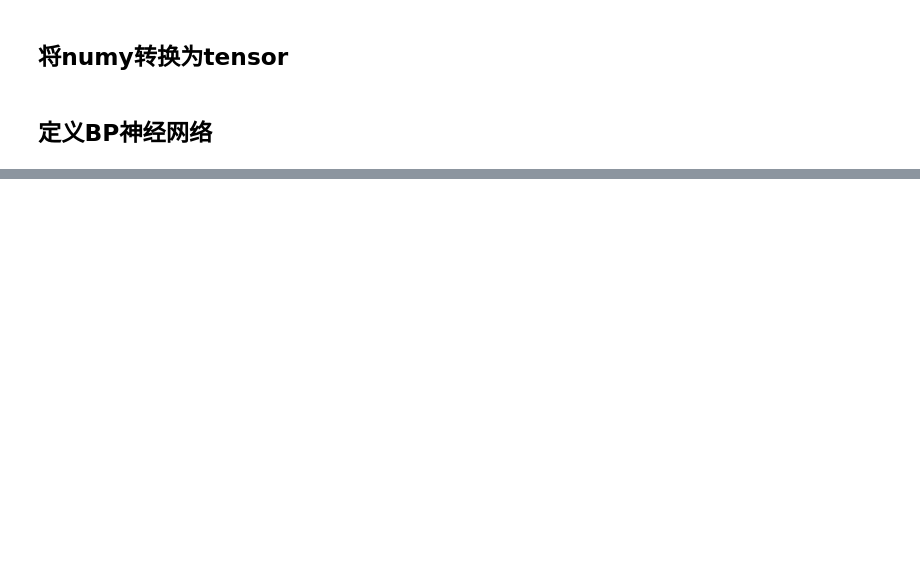
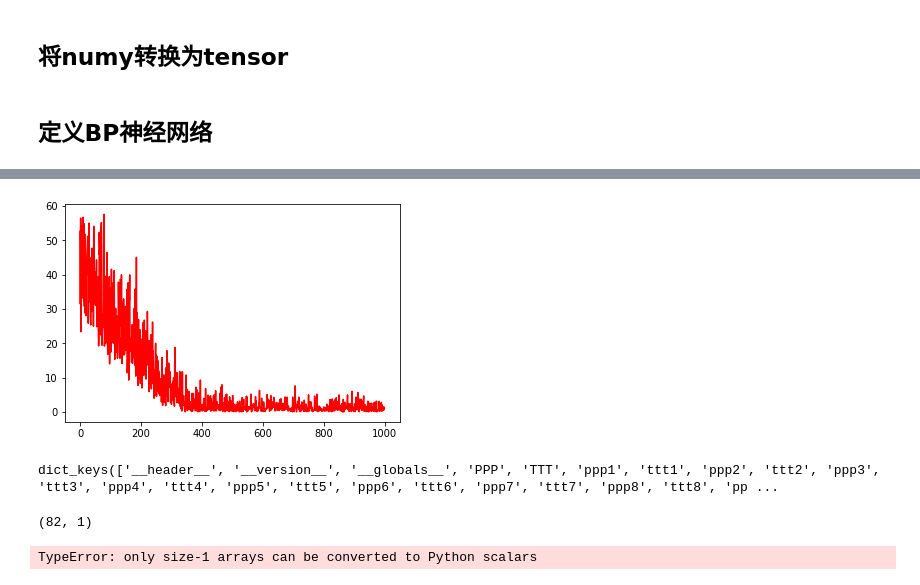
Before and after one commit to gujing2021/LinearRegressionPredictBloodGlucose, a Jupyter notebook: BPNeuralNetWorks.ipynb, the cells around one changed output, grey strips where cells are left out. Cells and saved outputs as stored; diff of their text form; code cells hidden in the pictures; blank space fills up the shorter version.

```diff
--- a/BPNeuralNetWorks.ipynb
+++ b/BPNeuralNetWorks.ipynb
@@ -282,0 +282,23 @@ plt.show()
+# %%
+plt.plot(train_ls, c='r')
+plt.show()
+# %% [output]
+[figure, added]
+# %%
+data.keys()
+# %% [output]
+dict_keys(['__header__', '__version__', '__globals__', 'PPP', 'TTT', 'ppp1', 'ttt1', 'ppp2', 'ttt2', 'ppp3', 'ttt3', 'ppp4', 'ttt4', 'ppp5', 'ttt5', 'ppp6', 'ttt6', 'ppp7', 'ttt7', 'ppp8', 'ttt8', 'pp ...
+# %%
+diff = test_y - predict_y
+diff.shape
+# %% [output]
+(82, 1)
+# %%
+a=[]
+for i in range(82):
+    a.append(i)
+
+plt.bar(a, diff)
+plt.show()
+# %% [output]
+TypeError: only size-1 arrays can be converted to Python scalars
```
Also changed, not shown: parts of 27 cells of this notebook.
